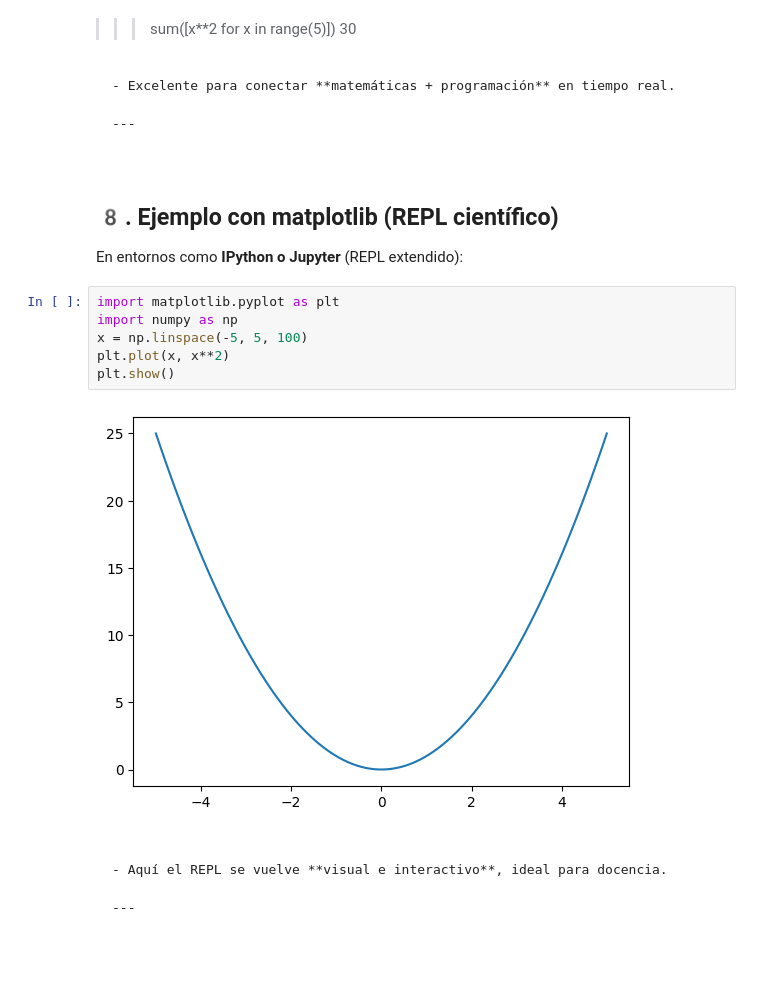
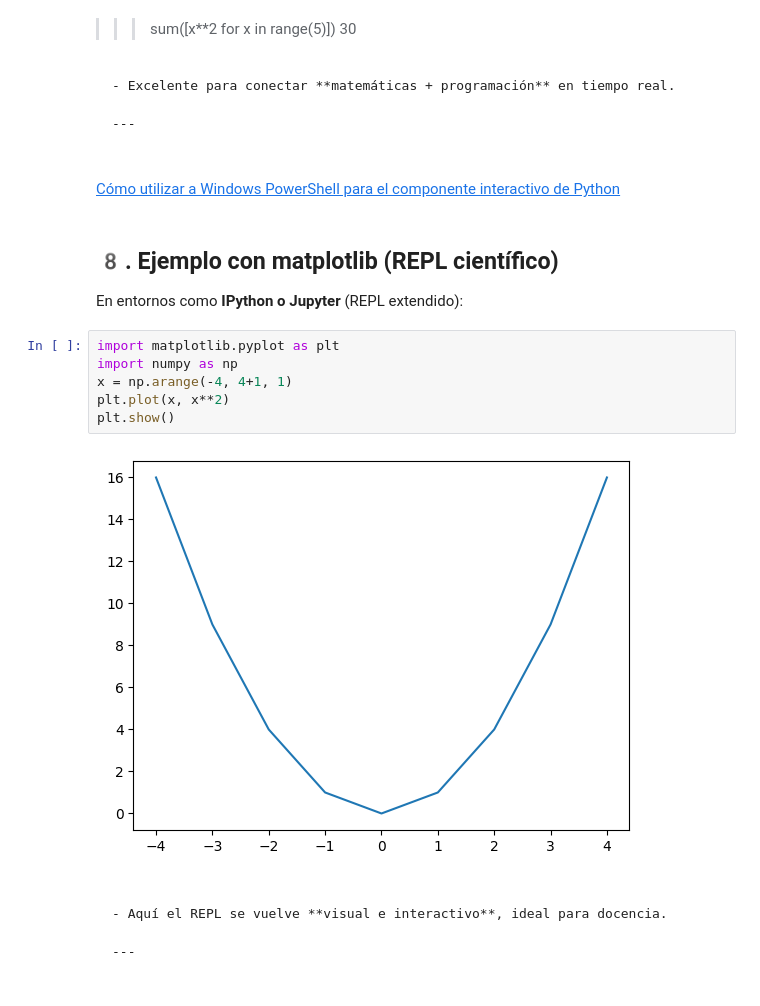
Before and after one commit to marco-canas/fundamentos_de_programacion, a Jupyter notebook: 2_clases/unidad1/1_chapter.ipynb, the cells around one changed output. Saved outputs shown, nothing was run; the diff lists cells and outputs as text; blank space fills up the shorter version.

````diff
--- a/2_clases/unidad1/1_chapter.ipynb
+++ b/2_clases/unidad1/1_chapter.ipynb
@@ -599,6 +538,8 @@ length es longitud en español.
 - Excelente para conectar **matemáticas + programación** en tiempo real.
 
 ---
+# %% [markdown]
+[Cómo utilizar a Windows PowerShell para el componente interactivo de Python](https://www.youtube.com/watch?v=35jiivE4ypg)
 # %% [markdown]
 
 ## 8️. Ejemplo con matplotlib (REPL científico)
@@ -607,11 +548,11 @@ En entornos como **IPython o Jupyter** (REPL extendido):
 # %%
 import matplotlib.pyplot as plt
 import numpy as np
-x = np.linspace(-5, 5, 100)
+x = np.arange(-4, 4+1, 1)
 plt.plot(x, x**2)
 plt.show()
 # %% [output]
-[figure, old version]
+[figure, new version]
 # %% [markdown]
 ```
 
````
Also changed, not shown: parts of 65 cells of this notebook, 2 other files.
